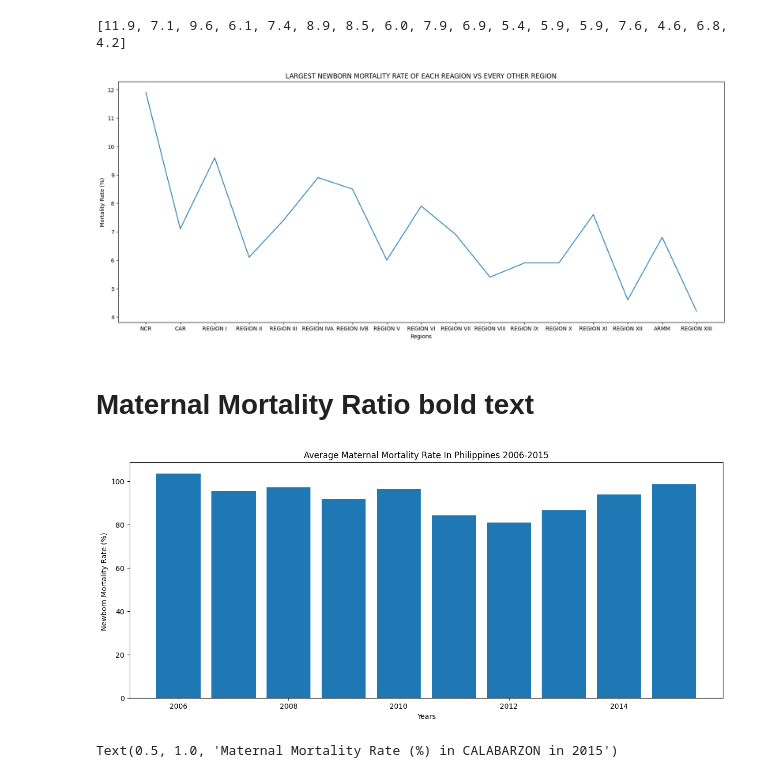
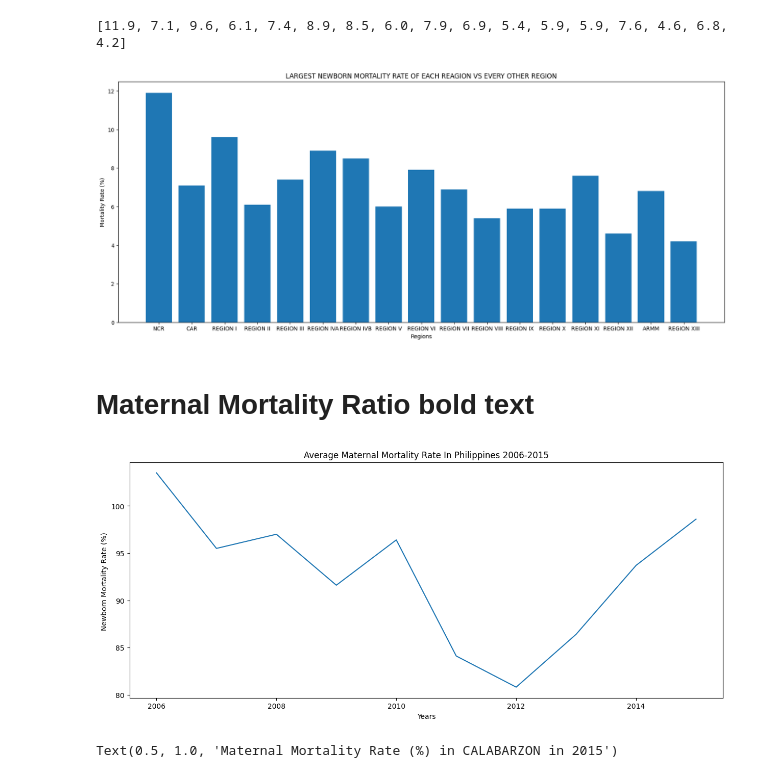
Before and after one commit to Glennarcega/IT-BA-3203-PROJECT, a Jupyter notebook: Social_Factor_of_death.ipynb, the cells around one changed output. Drawn from its saved outputs; the diff is of its cells as text; code cells hidden in the pictures.

```diff
--- a/Social_Factor_of_death.ipynb
+++ b/Social_Factor_of_death.ipynb
@@ -365,32 +365,32 @@ regions1 = ['NCR',
 'ARMM',
 'REGION XIII']
 fig = plt.figure(figsize=(20,8))
-plt.plot(regions1, values1)
+plt.bar(regions1, values1)
 plt.title('LARGEST NEWBORN MORTALITY RATE OF EACH REAGION VS EVERY OTHER REGION')
 plt.xlabel('Regions')
 plt.ylabel('Mortality Rate (%)')
 
 plt.show()
 # %% [output]
-[figure, old version]
+[figure, new version]
 # %% [markdown]
 
 # Maternal Mortality Ratio **bold text**
 # %%
 
 
 Year2 = data2['Year']
 Mortality2 = data2['PHILIPPINES']
 
 
 fig = plt.figure(figsize=(15,6))
-plt.bar(Year2, Mortality2)
+plt.plot(Year2, Mortality2)
 plt.xlabel('Years')
 plt.ylabel('Newborn Mortality Rate (%) ')
 plt.title('Average Maternal Mortality Rate In Philippines 2006-2015')
 plt.show()
 # %% [output]
-[figure, old version]
+[figure, new version]
 # %%
 categories2 = ['Batangas', 'Cavite', 'Laguna', 'Quezon', 'Rizal']
 rate2 = [77.8, 83.9, 97.7, 159.4, 109.9]
```
Also changed, not shown: parts of 4 cells of this notebook.
